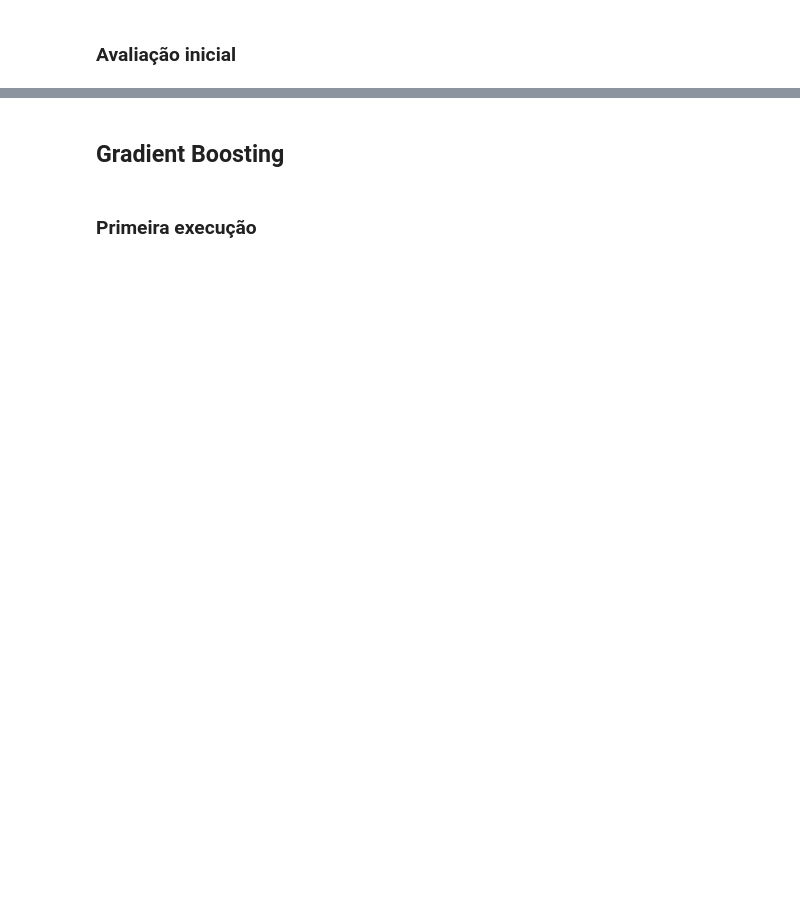
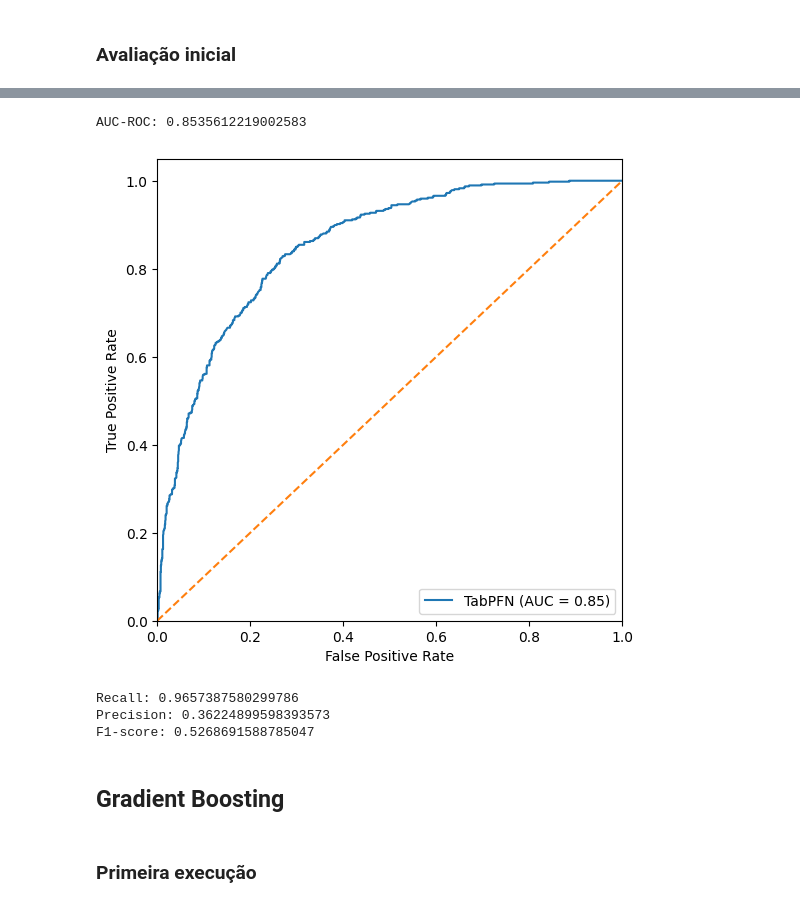
Before and after one commit to Vinicius-resende-cin/classifying-churn, a Jupyter notebook: main.ipynb, the cells around one changed output, grey strips where cells are left out. Saved outputs shown, nothing was run; the diff lists cells and outputs as text; code cells hidden in the pictures; blank space fills up the shorter version.

```diff
--- a/main.ipynb
+++ b/main.ipynb
@@ -1078,3 +591,24 @@ F1-score: 0.39486356340288925
+# %%
+#@title AUC-ROC
+auc = roc_auc_score(y_test, y_pred_proba)
+print("AUC-ROC:", auc)
+fpr, tpr, _ = roc_curve(y_test, y_pred_proba)
+plot_roc(fpr, tpr, auc, 'TabPFN')
+# %% [output]
+AUC-ROC: 0.8535612219002583
+[figure, added]
+# %%
+#@title Recall, precision e f1-score
+recall = recall_score(y_test, y_pred)
+precision = precision_score(y_test, y_pred)
+f1 = f1_score(y_test, y_pred)
+print("Recall:", recall)
+print("Precision:", precision)
+print("F1-score:", f1)
+# %% [output]
+Recall: 0.9657387580299786
+Precision: 0.36224899598393573
+F1-score: 0.5268691588785047
 # %% [markdown]
 ## Gradient Boosting
 # %% [markdown]
```
Also changed, not shown: parts of 70 cells of this notebook.
